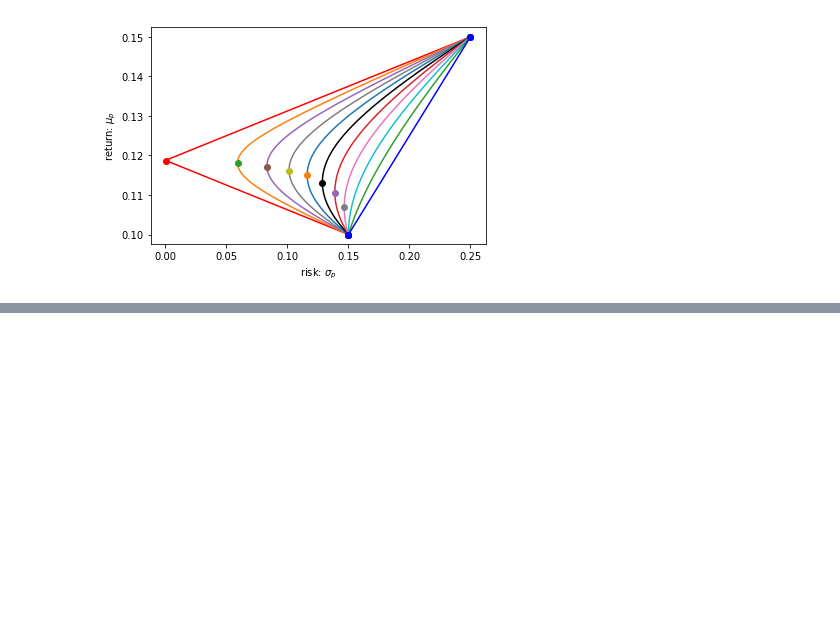
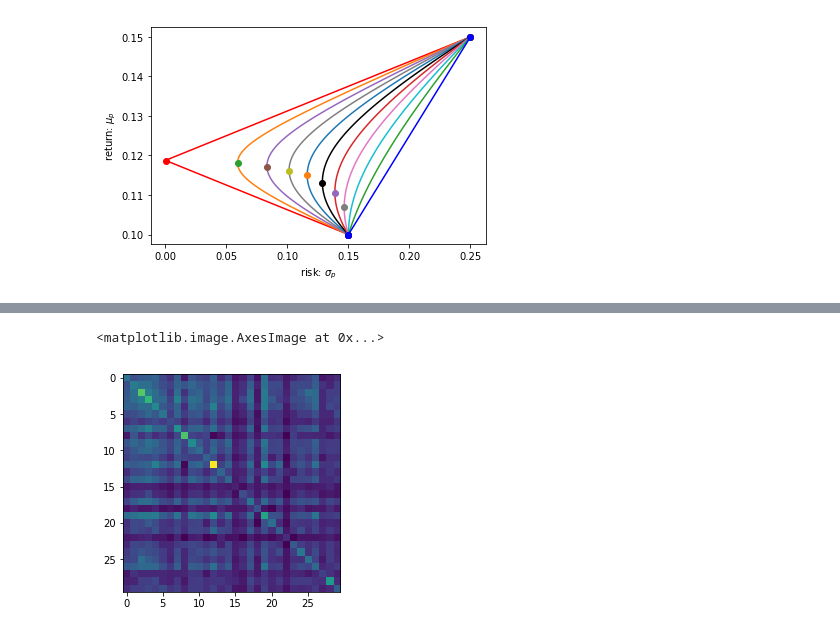
Before and after one commit to yhyoscar/sklearn-study, a Jupyter notebook: 20180421_PortfolioOpt/note_portopt.ipynb, the cells around one changed output, grey strips where cells are left out. Cells and saved outputs as stored; diff of their text form; code cells hidden in the pictures; blank space fills up the shorter version.

```diff
--- a/20180421_PortfolioOpt/note_portopt.ipynb
+++ b/20180421_PortfolioOpt/note_portopt.ipynb
@@ -582,0 +651,5 @@ Sample MVP = [0.32198559 0.44941859 0.22859582]
+# %%
+plt.imshow(sigma, interpolation=None)
+# %% [output]
+<matplotlib.image.AxesImage at 0x...>
+[figure, added]
```
Also changed, not shown: parts of 15 cells of this notebook.
